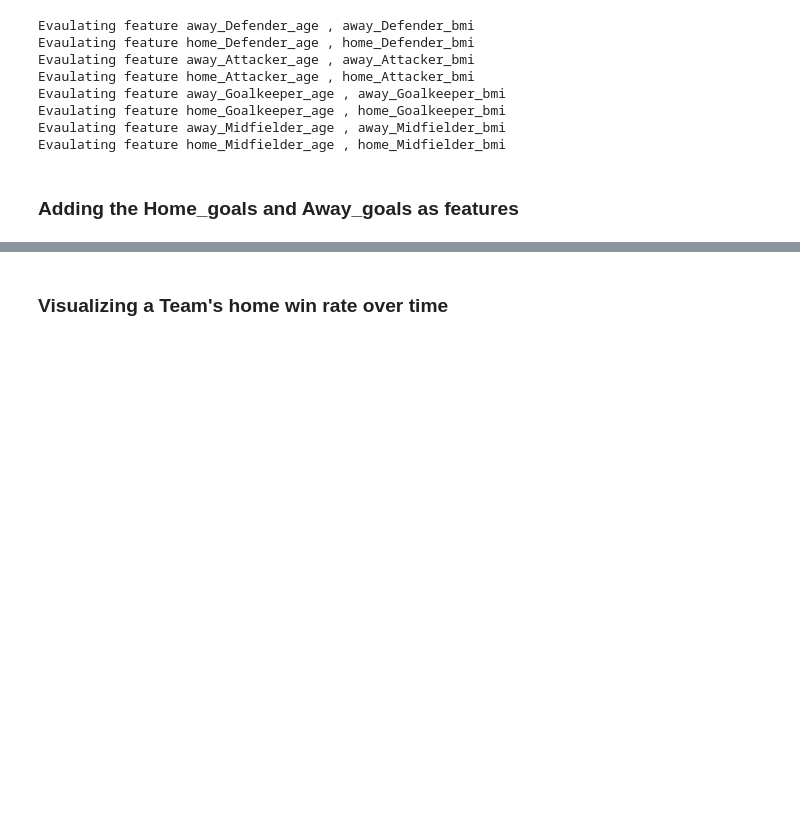
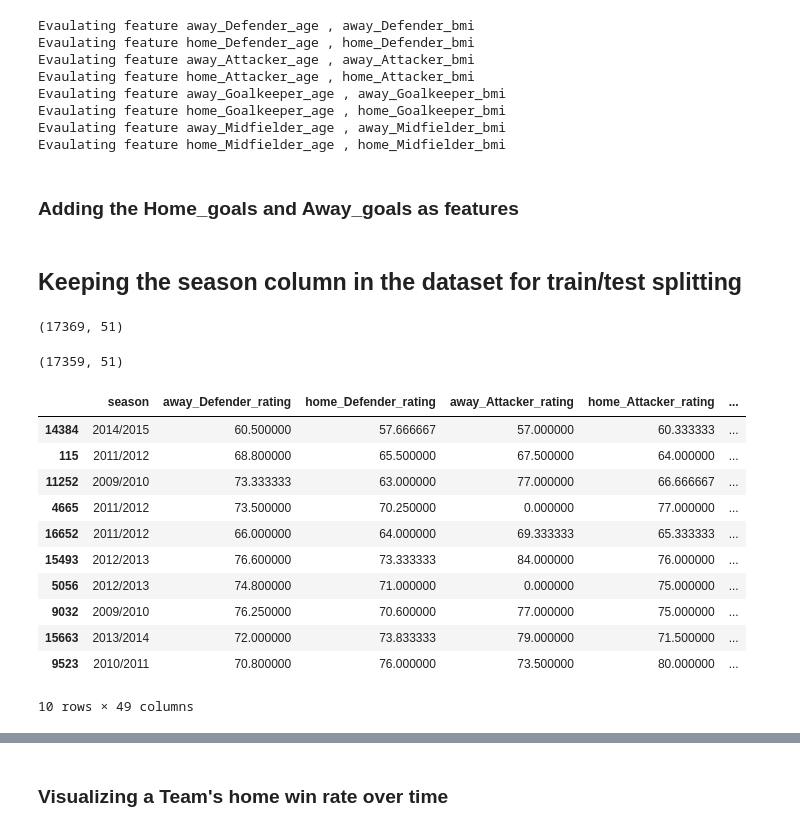
Before and after one commit to chrisgang311/SoccerPredictions, a Jupyter notebook: Preprocessing/Data Preprocessing .ipynb, the cells around one changed output, grey strips where cells are left out. Drawn from its saved outputs; the diff is of its cells as text; code cells hidden in the pictures; blank space fills up the shorter version.

Commit message:
Added csv files with season column

```diff
--- a/Preprocessing/Data Preprocessing .ipynb
+++ b/Preprocessing/Data Preprocessing .ipynb
@@ -1289,3 +1290,53 @@ base_dataset=pd.read_csv('Data_Structures/FINAL_BASE_DATASET_WITH_BETS_ZEROS_REM
 base_dataset_goal=pd.concat([base_dataset.drop(['Label'],axis=1),goals[['home_team_goal','away_team_goal']],base_dataset['Label']],axis=1)
 base_dataset_goal.drop(['Unnamed: 0','Unnamed: 0.1'],axis=1, inplace=True)
 base_dataset_goal.to_csv('Data_Structures/FINAL_BASE_DATASET_WITH_BETS_ZEROS_REMOVED_GOALS_ADDED.csv')
+# %% [markdown]
+## Keeping the season column in the dataset for train/test splitting
+# %%
+
+final_all_features = pd.read_csv('Data_Structures/FINAL_ALL_FEATURES_NO_NAN_final.csv')
+
+
+# Drop metadata
+META_COLUMNS=['match_api_id', 'home_team_api_id', 'away_team_api_id', 'date']
+
+
+final_all_features = final_all_features.drop(META_COLUMNS, axis =1)
+
+# Drop na
+display(final_all_features.shape)
+final_all_features = final_all_features.dropna(axis = 0, how = 'any')
+display(final_all_features.shape)
+
+## Convert form guide to labelled
+
+from sklearn import preprocessing
+le = preprocessing.LabelEncoder()
+le.fit(all_possibilities_form_guide_string_list)
+final_all_features['HOME_TEAM_FORM_GUIDE'] = le.transform(final_all_features['HOME_TEAM_FORM_GUIDE'])
+final_all_features['AWAY_TEAM_FORM_GUIDE'] = le.transform(final_all_features['AWAY_TEAM_FORM_GUIDE'])
+
+
+
+le = preprocessing.LabelEncoder()
+LABELS = ['HOME_WIN', 'AWAY_WIN', 'DRAW']
+le.fit(LABELS)
+transformed_labels = le.transform(final_all_features['result_label'])
+final_all_features['Label']=transformed_labels
+final_all_features = final_all_features.drop(['result_label','id','Unnamed: 0'], axis =1)
+display(final_all_features.sample(n=10))
+# %% [output]
+(17369, 51)
+(17359, 51)
+|  | season | away_Defender_rating | home_Defender_rating | away_Attacker_rating | home_Attacker_rating | ... |
+| 14384 | 2014/2015 | 60.500000 | 57.666667 | 57.000000 | 60.333333 | ... |
+| 115 | 2011/2012 | 68.800000 | 65.500000 | 67.500000 | 64.000000 | ... |
+| 11252 | 2009/2010 | 73.333333 | 63.000000 | 77.000000 | 66.666667 | ... |
+| 4665 | 2011/2012 | 73.500000 | 70.250000 | 0.000000 | 77.000000 | ... |
+| 16652 | 2011/2012 | 66.000000 | 64.000000 | 69.333333 | 65.333333 | ... |
+| 15493 | 2012/2013 | 76.600000 | 73.333333 | 84.000000 | 76.000000 | ... |
+| 5056 | 2012/2013 | 74.800000 | 71.000000 | 0.000000 | 75.000000 | ... |
+| 9032 | 2009/2010 | 76.250000 | 70.600000 | 77.000000 | 75.000000 | ... |
+| 15663 | 2013/2014 | 72.000000 | 73.833333 | 79.000000 | 71.500000 | ... |
+| 9523 | 2010/2011 | 70.800000 | 76.000000 | 73.500000 | 80.000000 | ... |
+10 rows × 49 columns
```
Also changed, not shown: parts of 11 cells of this notebook, 4 other files.
